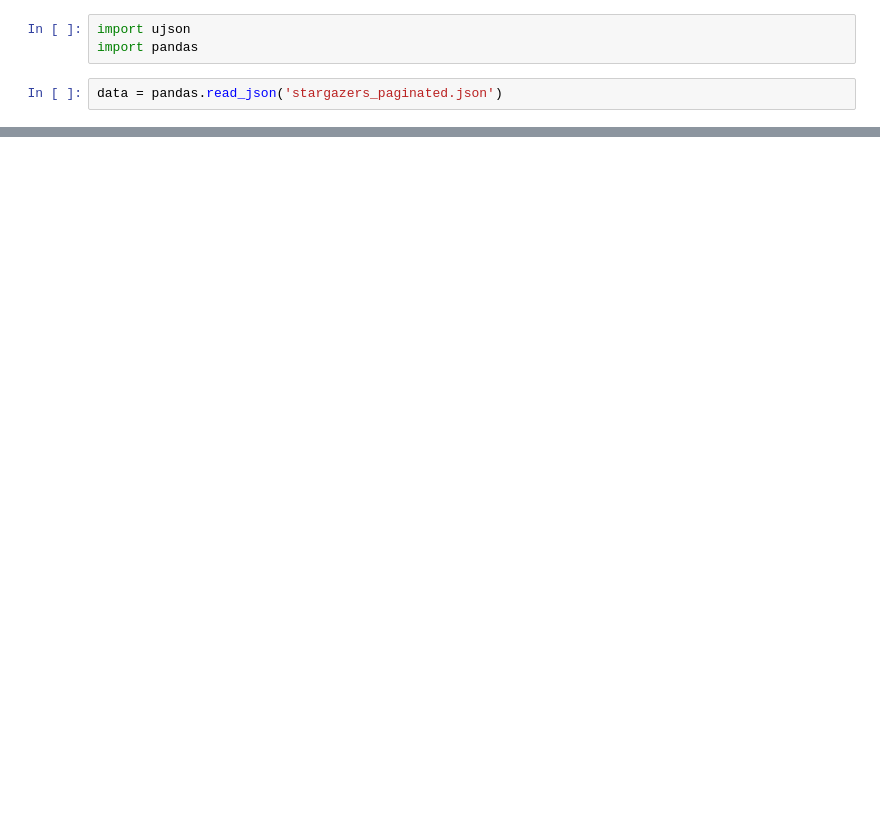
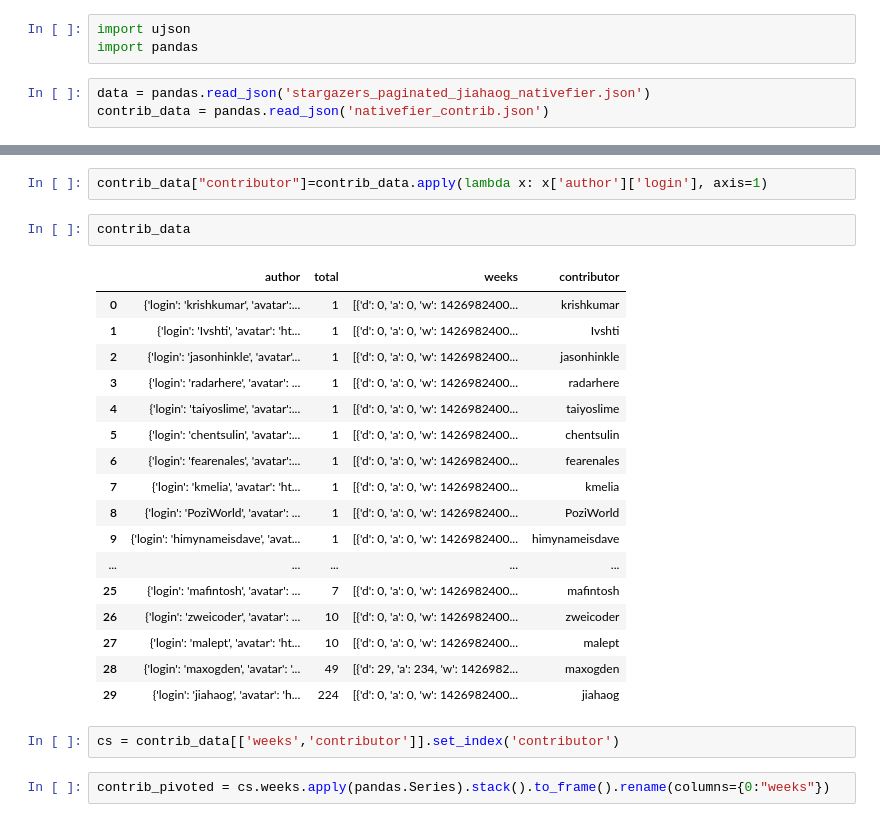
Before and after one commit to halcyon-vortex/github-stats, a Jupyter notebook: stars-processing.ipynb, the cells around one changed output, grey strips where cells are left out. Drawn from its saved outputs; the diff is of its cells as text; blank space fills up the shorter version.

Commit message:
show processing of stars and curling activity data

```diff
--- a/stars-processing.ipynb
+++ b/stars-processing.ipynb
@@ -2,4 +2,5 @@
 import ujson
 import pandas
 # %%
-data = pandas.read_json('stargazers_paginated.json')
+data = pandas.read_json('stargazers_paginated_jiahaog_nativefier.json')
+contrib_data = pandas.read_json('nativefier_contrib.json')
@@ -26,0 +27,26 @@ data
+# %%
+contrib_data["contributor"]=contrib_data.apply(lambda x: x['author']['login'], axis=1)
+# %%
+contrib_data
+# %% [output]
+|  | author | total | weeks | contributor |
+| 0 | {'login': 'krishkumar', 'avatar':... | 1 | [{'d': 0, 'a': 0, 'w': 1426982400... | krishkumar |
+| 1 | {'login': 'Ivshti', 'avatar': 'ht... | 1 | [{'d': 0, 'a': 0, 'w': 1426982400... | Ivshti |
+| 2 | {'login': 'jasonhinkle', 'avatar'... | 1 | [{'d': 0, 'a': 0, 'w': 1426982400... | jasonhinkle |
+| 3 | {'login': 'radarhere', 'avatar': ... | 1 | [{'d': 0, 'a': 0, 'w': 1426982400... | radarhere |
+| 4 | {'login': 'taiyoslime', 'avatar':... | 1 | [{'d': 0, 'a': 0, 'w': 1426982400... | taiyoslime |
+| 5 | {'login': 'chentsulin', 'avatar':... | 1 | [{'d': 0, 'a': 0, 'w': 1426982400... | chentsulin |
+| 6 | {'login': 'fearenales', 'avatar':... | 1 | [{'d': 0, 'a': 0, 'w': 1426982400... | fearenales |
+| 7 | {'login': 'kmelia', 'avatar': 'ht... | 1 | [{'d': 0, 'a': 0, 'w': 1426982400... | kmelia |
+| 8 | {'login': 'PoziWorld', 'avatar': ... | 1 | [{'d': 0, 'a': 0, 'w': 1426982400... | PoziWorld |
+| 9 | {'login': 'himynameisdave', 'avat... | 1 | [{'d': 0, 'a': 0, 'w': 1426982400... | himynameisdave |
+| ... | ... | ... | ... | ... |
+| 25 | {'login': 'mafintosh', 'avatar': ... | 7 | [{'d': 0, 'a': 0, 'w': 1426982400... | mafintosh |
+| 26 | {'login': 'zweicoder', 'avatar': ... | 10 | [{'d': 0, 'a': 0, 'w': 1426982400... | zweicoder |
+| 27 | {'login': 'malept', 'avatar': 'ht... | 10 | [{'d': 0, 'a': 0, 'w': 1426982400... | malept |
+| 28 | {'login': 'maxogden', 'avatar': '... | 49 | [{'d': 29, 'a': 234, 'w': 1426982... | maxogden |
+| 29 | {'login': 'jiahaog', 'avatar': 'h... | 224 | [{'d': 0, 'a': 0, 'w': 1426982400... | jiahaog |
+# %%
+cs = contrib_data[['weeks','contributor']].set_index('contributor')
+# %%
+contrib_pivoted = cs.weeks.apply(pandas.Series).stack().to_frame().rename(columns={0:"weeks"})
```
Also changed, not shown: parts of 6 cells of this notebook.
